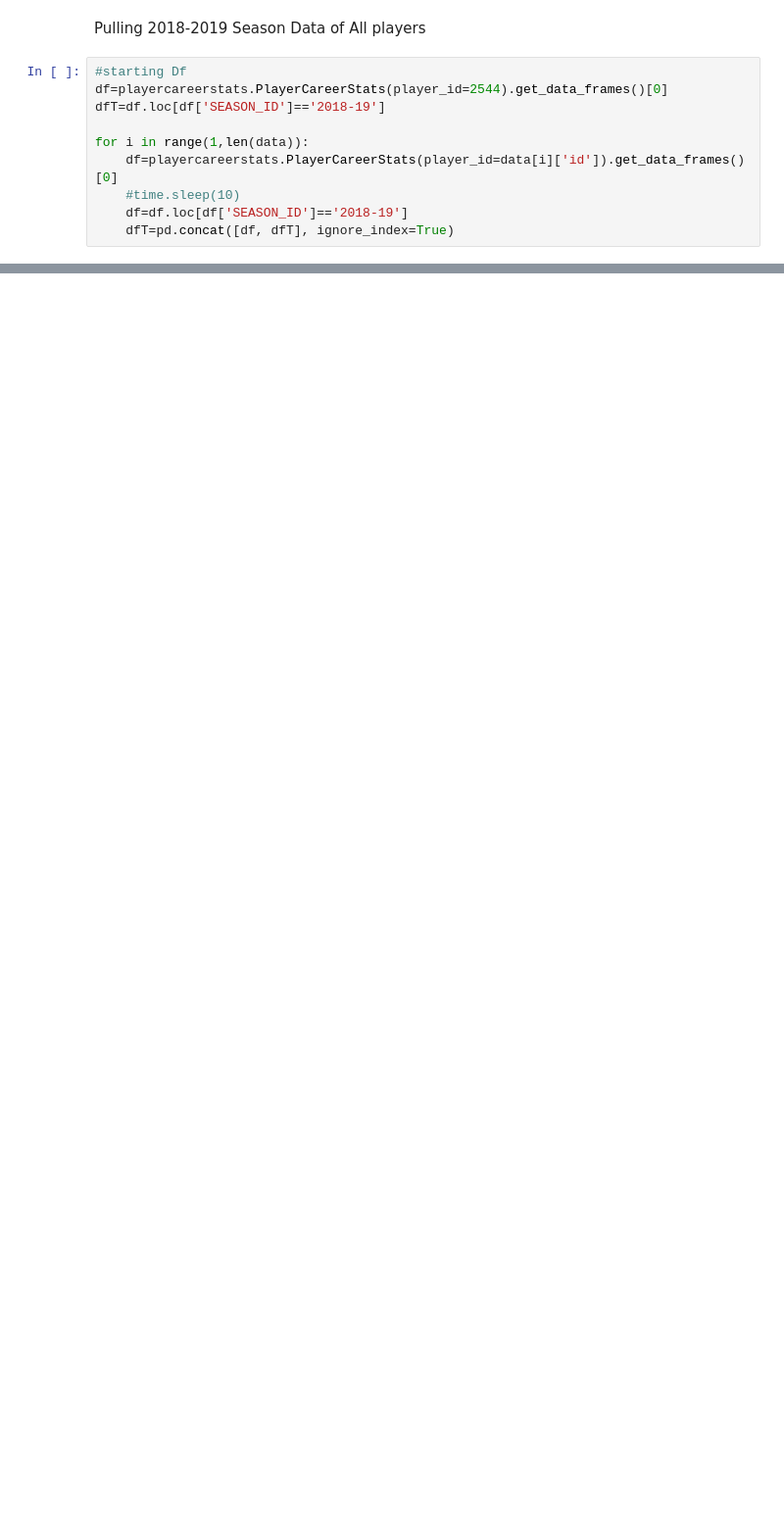
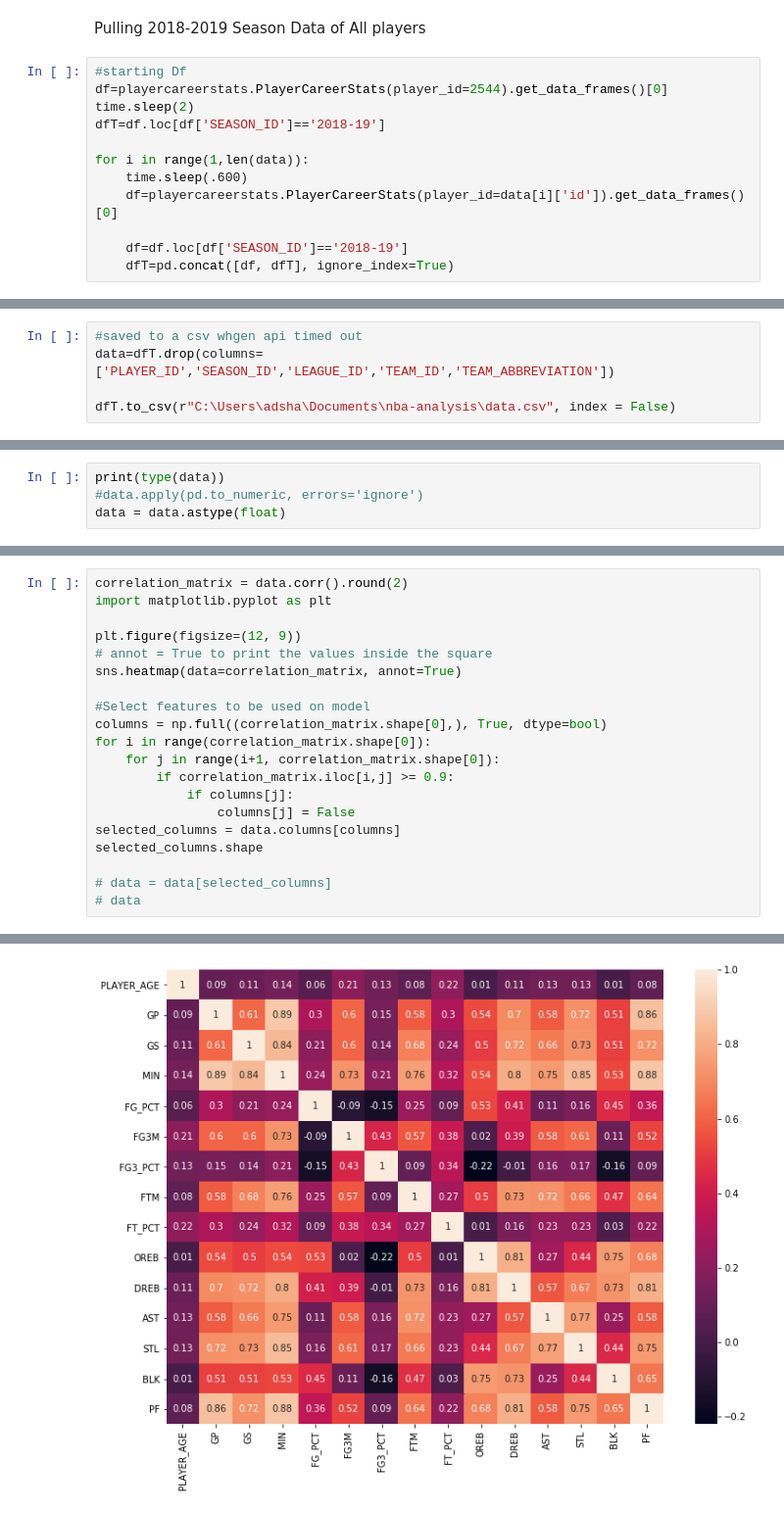
Before and after one commit to adshayanB/nba-analysis, a Jupyter notebook: Machine Learning.ipynb, the cells around one changed output, grey strips where cells are left out. Shown at 98% size. Drawn from its saved outputs; the diff is of its cells as text; blank space fills up the shorter version.

Commit message:
Updated Model

```diff
--- a/Machine Learning.ipynb
+++ b/Machine Learning.ipynb
@@ -57,10 +39,12 @@ Pulling 2018-2019 Season Data of All players
 # %%
 #starting Df
 df=playercareerstats.PlayerCareerStats(player_id=2544).get_data_frames()[0]
+time.sleep(2)
 dfT=df.loc[df['SEASON_ID']=='2018-19']
 
 for i in range(1,len(data)):
+    time.sleep(.600)
     df=playercareerstats.PlayerCareerStats(player_id=data[i]['id']).get_data_frames()[0]
-    #time.sleep(10)
+
     df=df.loc[df['SEASON_ID']=='2018-19']
     dfT=pd.concat([df, dfT], ignore_index=True)
@@ -99,0 +51,5 @@ data
+# %%
+#saved to a csv whgen api timed out
+data=dfT.drop(columns=['PLAYER_ID','SEASON_ID','LEAGUE_ID','TEAM_ID','TEAM_ABBREVIATION'])
+
+dfT.to_csv(r"C:\Users\adsha\Documents\nba-analysis\data.csv", index = False)
@@ -99,0 +72,4 @@ data
+# %%
+print(type(data))
+#data.apply(pd.to_numeric, errors='ignore')
+data = data.astype(float)
@@ -99,0 +78,21 @@ data
+# %%
+correlation_matrix = data.corr().round(2)
+import matplotlib.pyplot as plt
+
+plt.figure(figsize=(12, 9))
+# annot = True to print the values inside the square
+sns.heatmap(data=correlation_matrix, annot=True)
+
+#Select features to be used on model
+columns = np.full((correlation_matrix.shape[0],), True, dtype=bool)
+for i in range(correlation_matrix.shape[0]):
+    for j in range(i+1, correlation_matrix.shape[0]):
+        if correlation_matrix.iloc[i,j] >= 0.9:
+            if columns[j]:
+                columns[j] = False
+selected_columns = data.columns[columns]
+selected_columns.shape
+
+# data = data[selected_columns]
+# data
+# %% [output]
@@ -99,0 +111 @@ data
+[figure, added]
```
Also changed, not shown: parts of 14 cells of this notebook.
